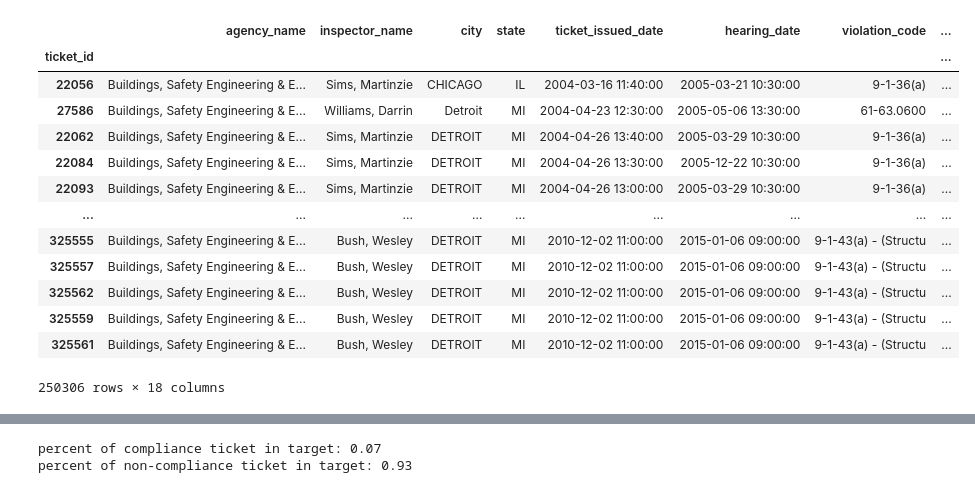
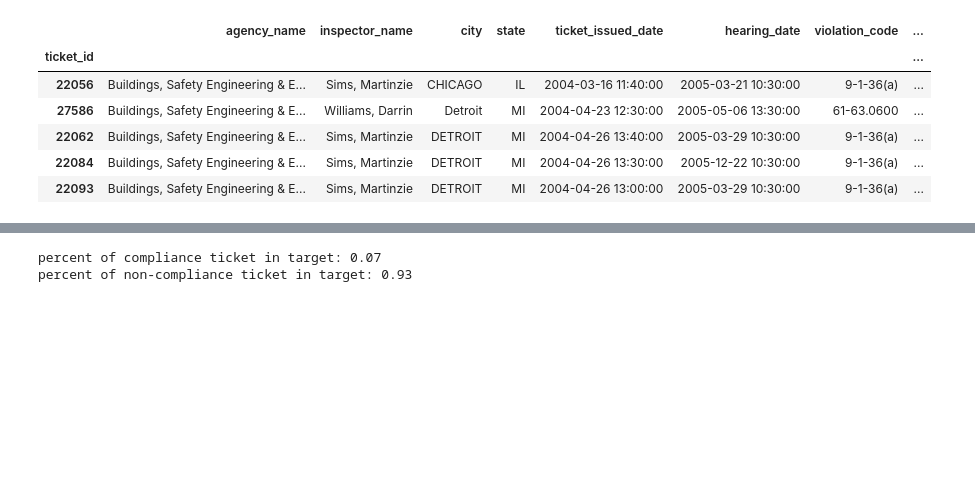
Before and after one commit to SepehrS2020/Data_Science_Projects, a Jupyter notebook: DetroitBlightTicket/Code.ipynb, the cells around one changed output, grey strips where cells are left out. Drawn from its saved outputs; the diff is of its cells as text; code cells hidden in the pictures; blank space fills up the shorter version.

```diff
--- a/DetroitBlightTicket/Code.ipynb
+++ b/DetroitBlightTicket/Code.ipynb
@@ -63,3 +73,6 @@ eliminated_features=['compliance_detail','payment_status', 'payment_date','payme
 # Train Set
 
 df_train=train.drop(train[eliminated_features], axis=1)
+
+# The above columns are not in the test data set. Here, only a data frame is created for text data set
+df_test=test
@@ -100,3 +119,4 @@ address_latlons['zone_lon']=pd.cut(address_latlons['lon'], lon_bins, labels=Fals
 address_latlons['zone_lat']=address_latlons['zone_lat'].astype(str)
 address_latlons['zone_lon']=address_latlons['zone_lon'].astype(str)
 address_latlons['zone']=address_latlons['zone_lat'].str.cat(address_latlons['zone_lon'],sep='-')
+address_latlons.set_index('ticket_id',inplace=True, drop= True)
@@ -105,7 +123,7 @@ NameError: name 'address_latlons' is not defined
 # %%
 # merging address_latlons with df_train and df_test sets:
-train_address_latlons=pd.merge(df_train,address_latlons,how='left', left_on='ticket_id', right_on='ticket_id')
-test_address_latlons=pd.merge(df_test,address_latlons,how='left', left_on='ticket_id', right_on='ticket_id')
-train_address_latlons
-df_train1= train_address_latlons.set_index('ticket_id')
-df_test1=test_address_latlons.set_index('ticket_id')
+train_address_latlons=pd.merge(df_train,address_latlons,how='left', left_index=True, right_index=True)
+test_address_latlons=pd.merge(df_test,address_latlons,how='left', left_index=True, right_index=True)
+
+df_train1= train_address_latlons
+df_test1=test_address_latlons
@@ -142,6 +168,6 @@ Morris, John        17926
 Name: zone, Length: 127, dtype: int64
 # %%
-# There features with a large number of unique values. These feature can not help us to predict the ticket compliance.
+# There are features with a large number of unique values. These feature can not help us to predict the ticket compliance.
 # Also we do not need 'address', lat', 'lon', 'zone_lon', 'zone_lat', ''
 # The following features will be eliminated: 'violator_name','violation_street_number','violation_street_name','mailing_address_str_number',
 # 'mailing_address_str_name','zip_code', 'country', 'address', 'lat', 'lon', 'zone_lat', 'zone_lon'
@@ -149,10 +175,10 @@ eliminated_features=['violator_name','violation_street_number','violation_street
  'mailing_address_str_name','zip_code', 'country', 'address', 'lat', 'lon', 'zone_lat', 'zone_lon']
 
 # Train data Set
-df_train1=df_train1.drop(df_train1[eliminated_features], axis=1)
+df_train1=df_train1.drop(eliminated_features, axis=1,errors='ignore')
 
 # Test data set
-df_test1=df_test1.drop(df_test1[eliminated_features], axis=1)
+df_test1=df_test1.drop(eliminated_features, axis=1,errors='ignore')
 # %%
 df_train1.info()
 # %% [output]
@@ -176,41 +202,34 @@ memory usage: 42.0+ MB
 # %%
 # Missin Values
 # Eliminating Features with large number of missing value:
 # As can be seen from above, the following columns have a lot of missing value.
 # violation_zip_code, non_us_str_code, grafitti_status
 
 eliminated_features=['violation_zip_code', 'non_us_str_code', 'grafitti_status']
 
 # Train data Set
-df_train1=df_train1.drop(df_train[eliminated_features], axis=1)
+df_train1=df_train1.drop(df_train[eliminated_features], axis=1,errors='ignore')
 
 # Test data set
-df_test1=df_test1.drop(df_test[eliminated_features], axis=1)
+df_test1=df_test1.drop(df_test[eliminated_features], axis=1,errors='ignore')
 
 # state and hearing_date have some missing value, They are replaced with mode of each featurs:
 state_mode=df_train1['state'].mode()
 hearing_date_mode=df_train1['hearing_date'].mode()
 
 
 df_train1['state'].fillna(df_train1['state'].mode()[0],inplace=True)
 df_train1['hearing_date'].fillna(df_train1['hearing_date'].mode()[0],inplace=True)
 
-df_train1
+df_train1.head()
 # %% [output]
 |  | agency_name | inspector_name | city | state | ticket_issued_date | hearing_date | violation_code | ... |
 | ticket_id |  |  |  |  |  |  |  | ... |
 | 22056 | Buildings, Safety Engineering & E... | Sims, Martinzie | CHICAGO | IL | 2004-03-16 11:40:00 | 2005-03-21 10:30:00 | 9-1-36(a) | ... |
 | 27586 | Buildings, Safety Engineering & E... | Williams, Darrin | Detroit | MI | 2004-04-23 12:30:00 | 2005-05-06 13:30:00 | 61-63.0600 | ... |
 | 22062 | Buildings, Safety Engineering & E... | Sims, Martinzie | DETROIT | MI | 2004-04-26 13:40:00 | 2005-03-29 10:30:00 | 9-1-36(a) | ... |
 | 22084 | Buildings, Safety Engineering & E... | Sims, Martinzie | DETROIT | MI | 2004-04-26 13:30:00 | 2005-12-22 10:30:00 | 9-1-36(a) | ... |
 | 22093 | Buildings, Safety Engineering & E... | Sims, Martinzie | DETROIT | MI | 2004-04-26 13:00:00 | 2005-03-29 10:30:00 | 9-1-36(a) | ... |
-| ... | ... | ... | ... | ... | ... | ... | ... | ... |
-| 325555 | Buildings, Safety Engineering & E... | Bush, Wesley | DETROIT | MI | 2010-12-02 11:00:00 | 2015-01-06 09:00:00 | 9-1-43(a) - (Structu | ... |
-| 325557 | Buildings, Safety Engineering & E... | Bush, Wesley | DETROIT | MI | 2010-12-02 11:00:00 | 2015-01-06 09:00:00 | 9-1-43(a) - (Structu | ... |
-| 325562 | Buildings, Safety Engineering & E... | Bush, Wesley | DETROIT | MI | 2010-12-02 11:00:00 | 2015-01-06 09:00:00 | 9-1-43(a) - (Structu | ... |
-| 325559 | Buildings, Safety Engineering & E... | Bush, Wesley | DETROIT | MI | 2010-12-02 11:00:00 | 2015-01-06 09:00:00 | 9-1-43(a) - (Structu | ... |
-| 325561 | Buildings, Safety Engineering & E... | Bush, Wesley | DETROIT | MI | 2010-12-02 11:00:00 | 2015-01-06 09:00:00 | 9-1-43(a) - (Structu | ... |
-250306 rows × 18 columns
 # %%
 # Eliminating blight ticket with NaN value:
 df_train1=df_train1[pd.notna(df_train1['compliance'])]
```
Also changed, not shown: parts of 48 cells of this notebook, 1 other file.
